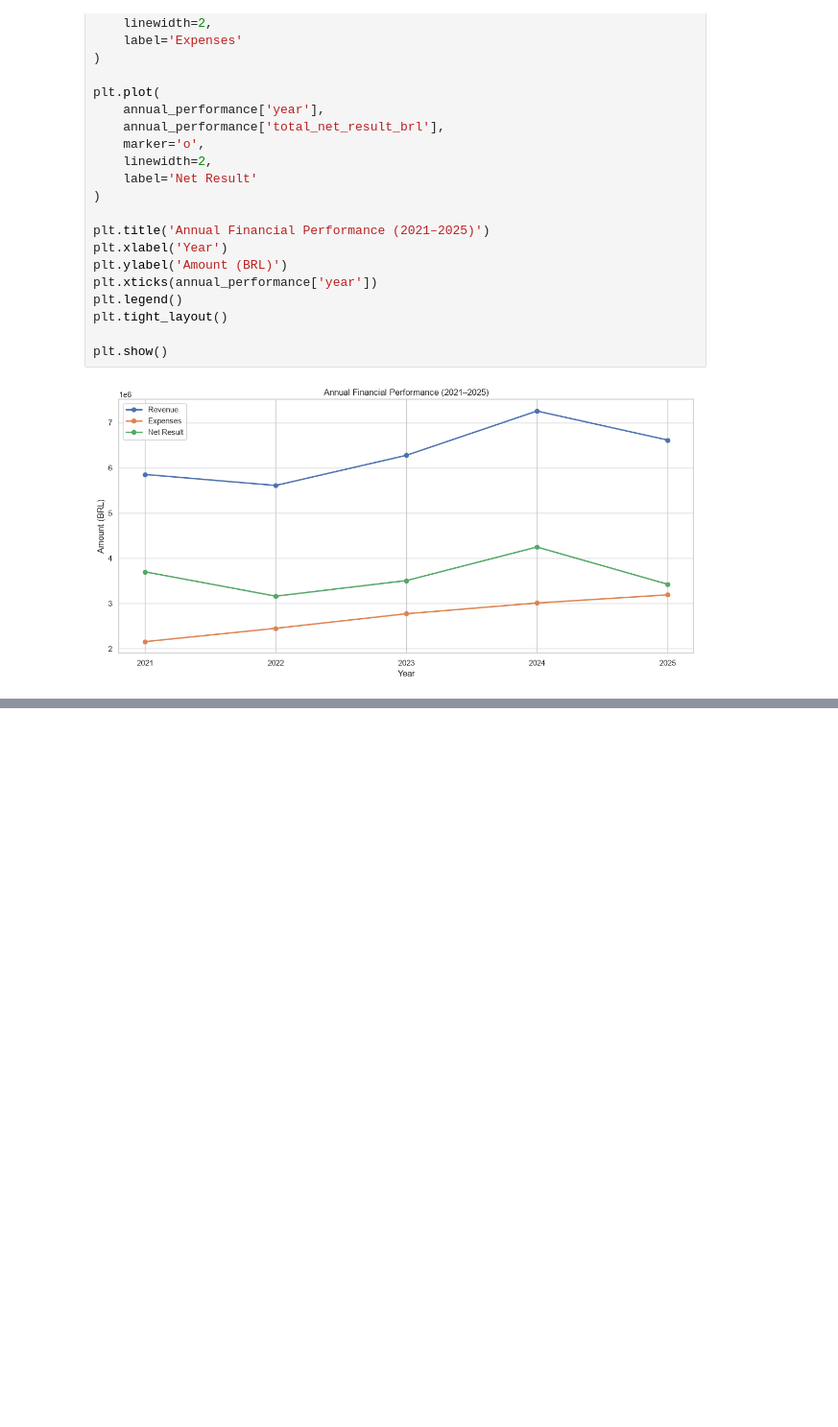
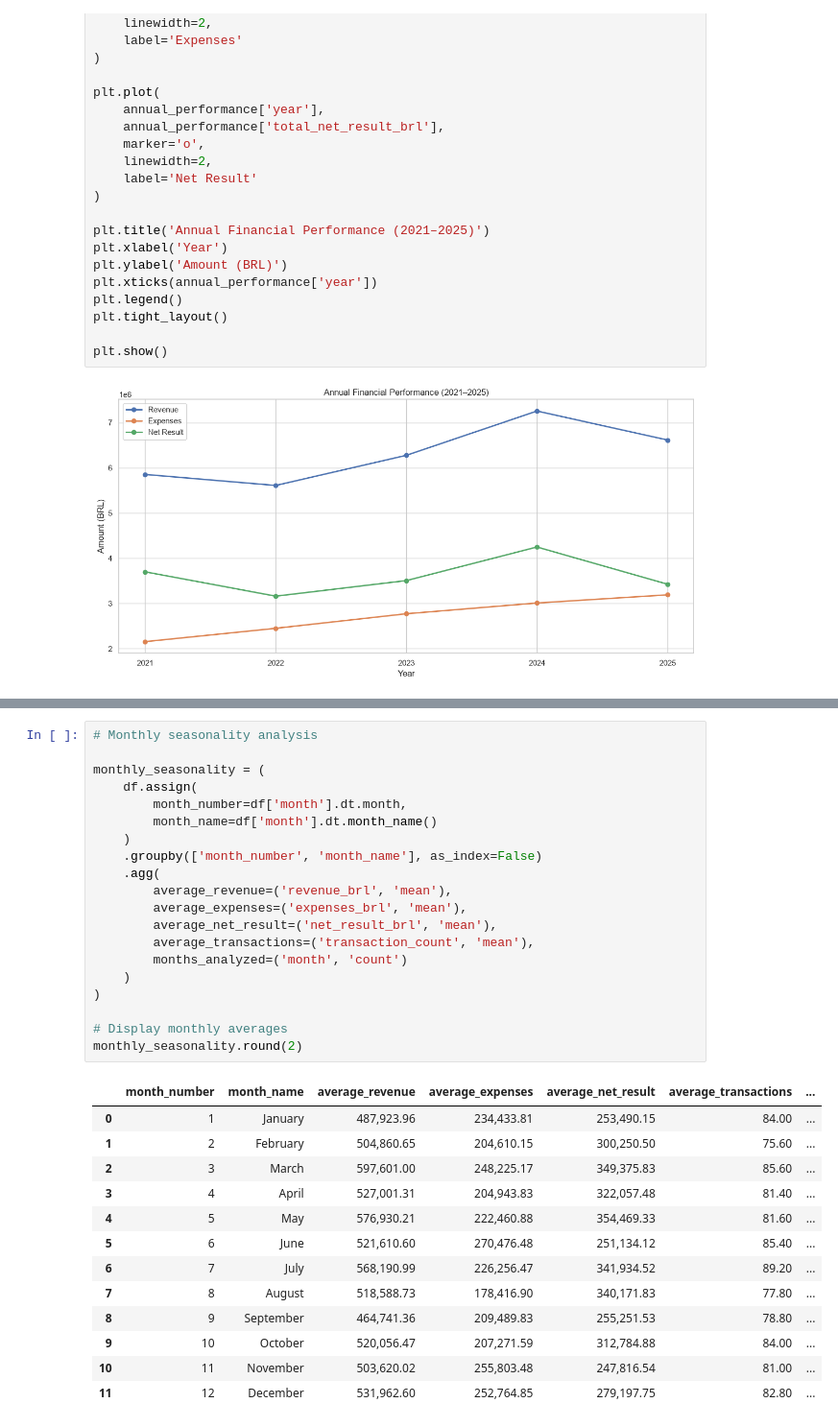
Before and after one commit to guilherme-santos-machado/portfolio-data-analytics, a Jupyter notebook: 03-exploratory-data-analysis-python/notebooks/02_exploratory_data_analysis.ipynb, the cells around one changed output, grey strips where cells are left out. Shown at 96% size. Saved outputs shown, nothing was run; the diff lists cells and outputs as text; blank space fills up the shorter version.

```diff
--- a/03-exploratory-data-analysis-python/notebooks/02_exploratory_data_analysis.ipynb
+++ b/03-exploratory-data-analysis-python/notebooks/02_exploratory_data_analysis.ipynb
@@ -444,0 +531,34 @@ plt.show()
+# %%
+# Monthly seasonality analysis
+
+monthly_seasonality = (
+    df.assign(
+        month_number=df['month'].dt.month,
+        month_name=df['month'].dt.month_name()
+    )
+    .groupby(['month_number', 'month_name'], as_index=False)
+    .agg(
+        average_revenue=('revenue_brl', 'mean'),
+        average_expenses=('expenses_brl', 'mean'),
+        average_net_result=('net_result_brl', 'mean'),
+        average_transactions=('transaction_count', 'mean'),
+        months_analyzed=('month', 'count')
+    )
+)
+
+# Display monthly averages
+monthly_seasonality.round(2)
+# %% [output]
+|  | month_number | month_name | average_revenue | average_expenses | average_net_result | average_transactions | ... |
+| 0 | 1 | January | 487,923.96 | 234,433.81 | 253,490.15 | 84.00 | ... |
+| 1 | 2 | February | 504,860.65 | 204,610.15 | 300,250.50 | 75.60 | ... |
+| 2 | 3 | March | 597,601.00 | 248,225.17 | 349,375.83 | 85.60 | ... |
+| 3 | 4 | April | 527,001.31 | 204,943.83 | 322,057.48 | 81.40 | ... |
+| 4 | 5 | May | 576,930.21 | 222,460.88 | 354,469.33 | 81.60 | ... |
+| 5 | 6 | June | 521,610.60 | 270,476.48 | 251,134.12 | 85.40 | ... |
+| 6 | 7 | July | 568,190.99 | 226,256.47 | 341,934.52 | 89.20 | ... |
+| 7 | 8 | August | 518,588.73 | 178,416.90 | 340,171.83 | 77.80 | ... |
+| 8 | 9 | September | 464,741.36 | 209,489.83 | 255,251.53 | 78.80 | ... |
+| 9 | 10 | October | 520,056.47 | 207,271.59 | 312,784.88 | 84.00 | ... |
+| 10 | 11 | November | 503,620.02 | 255,803.48 | 247,816.54 | 81.00 | ... |
+| 11 | 12 | December | 531,962.60 | 252,764.85 | 279,197.75 | 82.80 | ... |
```
Also changed, not shown: parts of 6 cells of this notebook.
